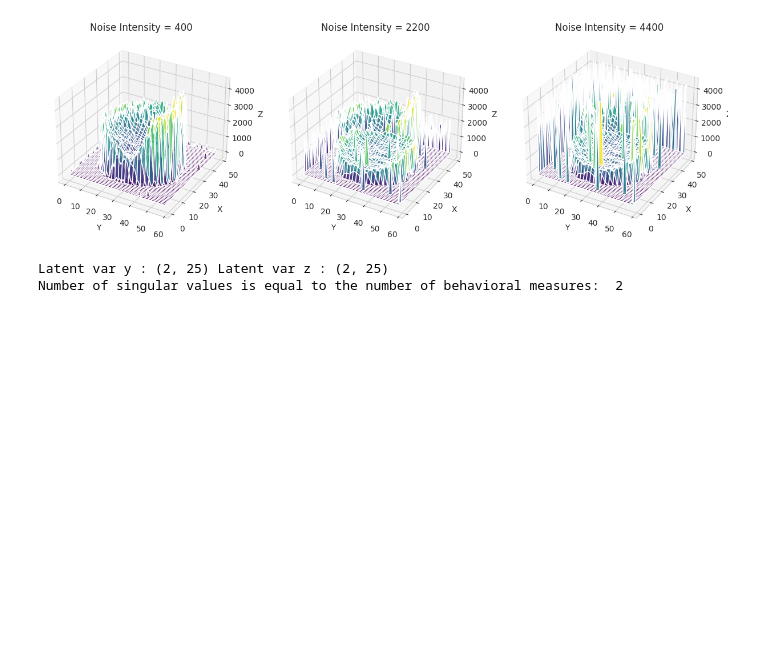
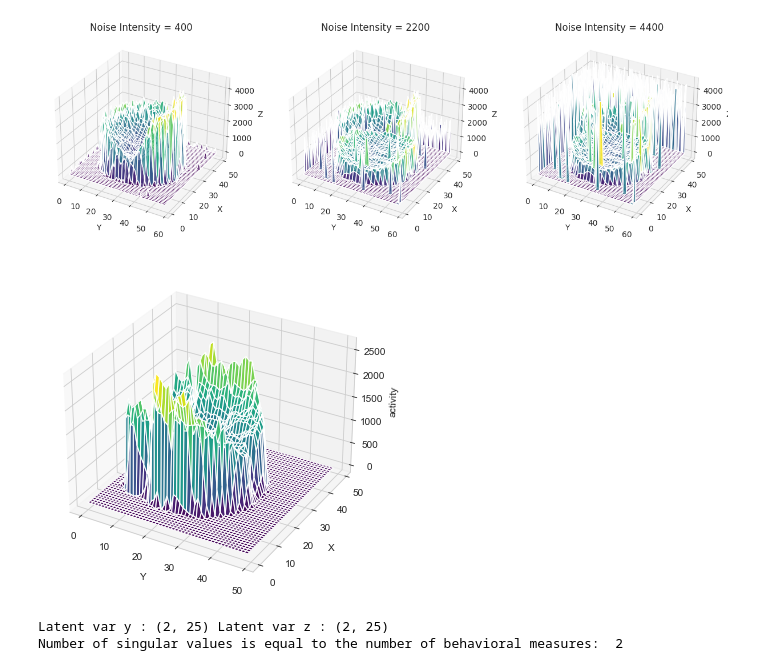
Before and after one commit to ludekcizinsky/fMRI-dimensionality-reduction, a Jupyter notebook: run.ipynb, the cells around one changed output. Drawn from its saved outputs; the diff is of its cells as text; code cells hidden in the pictures; blank space fills up the shorter version.

Commit message:
added activity distribution plot

```diff
--- a/run.ipynb
+++ b/run.ipynb
@@ -868,6 +868,44 @@ ax3.set_zlabel("Z")
 plt.show()
 # %% [output]
 [figure]
+# %%
+import matplotlib.pyplot as plt
+from mpl_toolkits.mplot3d import Axes3D
+import numpy as np
+
+# Assuming "noisy_mats" is a list of noisy matrices with shape (N, M)
+# where N is the number of subjects and M is the shape of each matrix
+N_SUBJECTS = 25  # You should define N_SUBJECTS based on your data
+fig = plt.figure(figsize=(18, 6))
+m = matrices_3D_arr[:,:,sel_slice]
+
+# Generate a random integer subject index
+subj_i = np.random.randint(0, N_SUBJECTS)
+
+matrix = m[subj_i]  # Assuming noisy_mats is a list of 2D matrices
+N1, M1 = matrix.shape
+
+x1 = range(M1)
+y1 = range(N1)
+
+X1, Y1 = np.meshgrid(x1, y1)
+
+# Z represents the fMRI signal intensity or activity values
+Z1 = matrix
+
+# Create a 3D plot
+ax = fig.add_subplot(111, projection='3d')
+ax.set_xlabel('Y')
+ax.set_ylabel('X')
+ax.set_zlabel('activity')
+ax.set_title("Noise Intensity = 4400")
+
+# Plot the 3D surface
+ax.plot_surface(X1, Y1, Z1, cmap='viridis')
+
+plt.show()
+# %% [output]
+[figure, added]
 # %%
 # Compute behavior-spatial covariance matrix
 Z = child_adult_final.T
```
